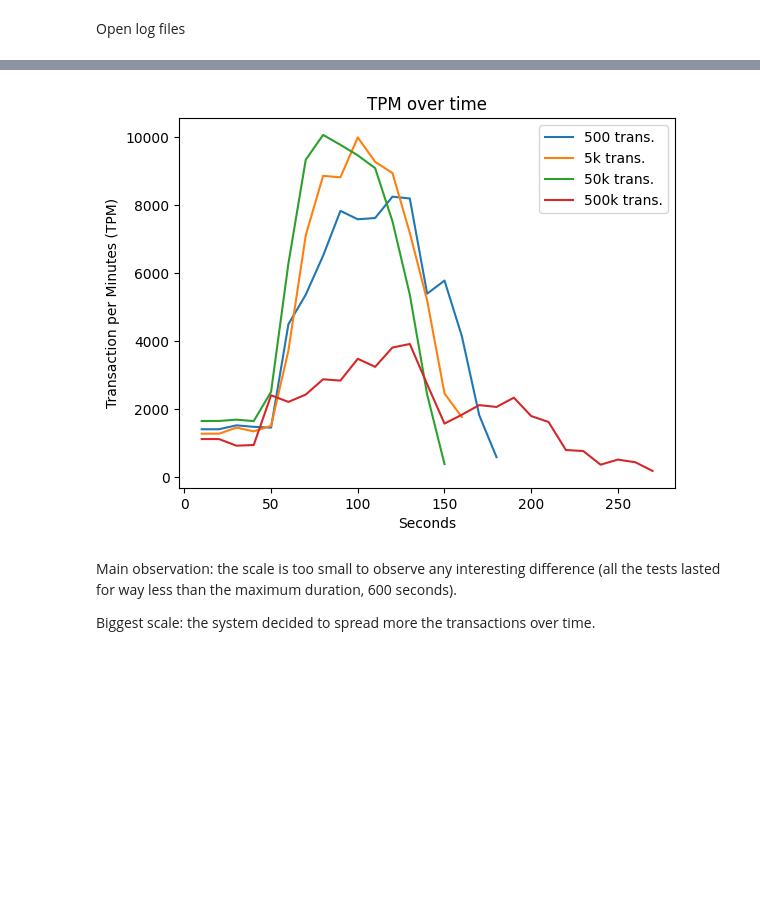
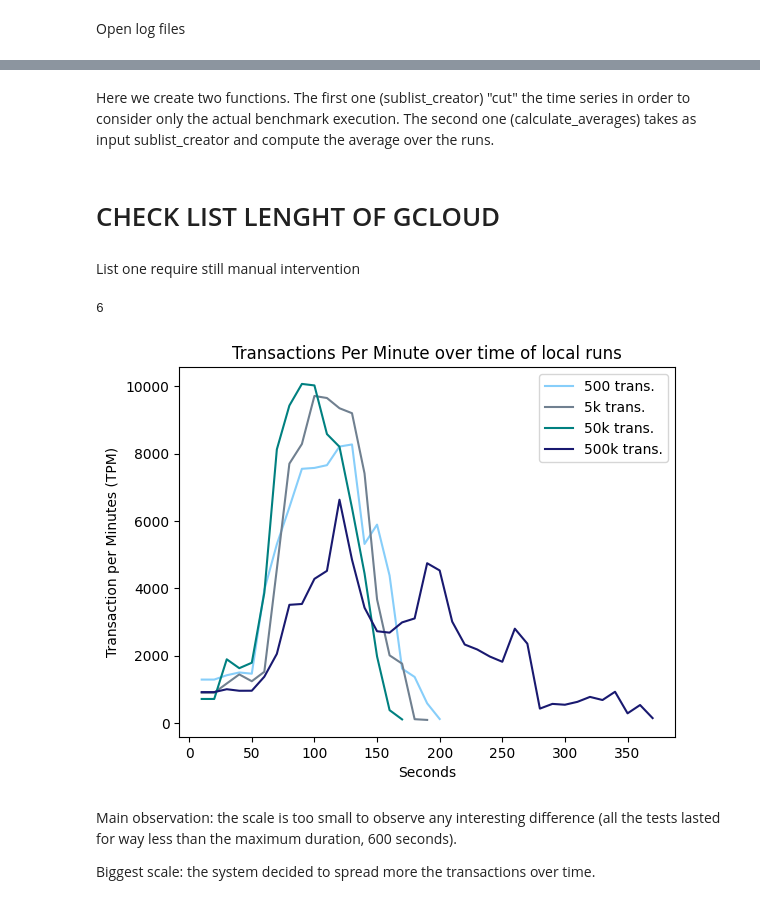
Before and after one commit to simoncoessens/ADB_Project, a Jupyter notebook: tproc_c/tproc_c_analysis.ipynb, the cells around one changed output, grey strips where cells are left out. Cells and saved outputs as stored; diff of their text form; code cells hidden in the pictures; blank space fills up the shorter version.

```diff
--- a/tproc_c/tproc_c_analysis.ipynb
+++ b/tproc_c/tproc_c_analysis.ipynb
@@ -62,0 +160,2 @@ sublist_hammer_4 = sublist_creator(hammer_4)
+# %% [markdown]
+Here we create two functions. The first one (sublist_creator) "cut" the time series in order to consider only the actual benchmark execution. The second one (calculate_averages) takes as input sublist_creator and compute the average over the runs.
@@ -63,3 +202,12 @@ sublist_hammer_4 = sublist_creator(hammer_4)
+# %% [markdown]
+# CHECK LIST LENGHT OF GCLOUD
+# %% [markdown]
+List one require still manual intervention
+# %%
+print(len(sublist_hammer_azure_1))
+del sublist_hammer_azure_1[2]
+# %% [output]
+6
 # %%
 def calculate_averages(lists):
 
@@ -79,26 +222,41 @@ avg_hammer_4 = calculate_averages(sublist_hammer_4)
+# %%
+avg_hammer_local_1 = calculate_averages(sublist_hammer_local_1)
+avg_hammer_local_2 = calculate_averages(sublist_hammer_local_2)
+avg_hammer_local_3 = calculate_averages(sublist_hammer_local_3)
+avg_hammer_local_4 = calculate_averages(sublist_hammer_local_4)
+
+avg_hammer_azure_1 = calculate_averages(sublist_hammer_azure_1)
+avg_hammer_azure_2 = calculate_averages(sublist_hammer_azure_2)
+avg_hammer_azure_3 = calculate_averages(sublist_hammer_azure_3)
+avg_hammer_azure_4 = calculate_averages(sublist_hammer_azure_4)
+
+avg_hammer_cloud_1 = calculate_averages(sublist_hammer_cloud_1)
+avg_hammer_cloud_2 = calculate_averages(sublist_hammer_cloud_2)
+avg_hammer_cloud_3 = calculate_averages(sublist_hammer_cloud_3)
+avg_hammer_cloud_4 = calculate_averages(sublist_hammer_cloud_4)
 # %%
 # Create a line plot for each list
-x_values = np.arange(10, 10 + len(avg_hammer_1) * 10, 10)
-plt.plot(x_values, avg_hammer_1, label='500 trans.')
-x_values = np.arange(10, 10 + len(avg_hammer_2) * 10, 10)
-plt.plot(x_values, avg_hammer_2, label='5k trans.')
-x_values = np.arange(10, 10 + len(avg_hammer_3) * 10, 10)
-plt.plot(x_values, avg_hammer_3, label='50k trans.')
-x_values = np.arange(10, 10 + len(avg_hammer_4) * 10, 10)
-plt.plot(x_values, avg_hammer_4, label='500k trans.')
+x_values = np.arange(10, 10 + len(avg_hammer_local_1) * 10, 10)
+plt.plot(x_values, avg_hammer_local_1, label='500 trans.', color='lightskyblue')
+x_values = np.arange(10, 10 + len(avg_hammer_local_2) * 10, 10)
+plt.plot(x_values, avg_hammer_local_2, label='5k trans.', color='slategray')
+x_values = np.arange(10, 10 + len(avg_hammer_local_3) * 10, 10)
+plt.plot(x_values, avg_hammer_local_3, label='50k trans.', color='teal')
+x_values = np.arange(10, 10 + len(avg_hammer_local_4) * 10, 10)
+plt.plot(x_values, avg_hammer_local_4, label='500k trans.', color='midnightblue')
 
 # Add labels and title
 plt.xlabel('Seconds')
-plt.ylabel('Transaction per Minutes (TPM)')
-plt.title('TPM over time')
+plt.ylabel('Transaction per Minute (TPM)')
+plt.title('Transactions Per Minute over time of local runs')
 
 # Add legend
 plt.legend()
 
 # Show the plot
 plt.show()
 # %% [output]
-[figure, old version]
+[figure, new version]
 # %% [markdown]
 Main observation: the scale is too small to observe any interesting difference (all the tests lasted for way less than the maximum duration, 600 seconds).
 
```
Also changed, not shown: parts of 16 cells of this notebook, 5 other files.
